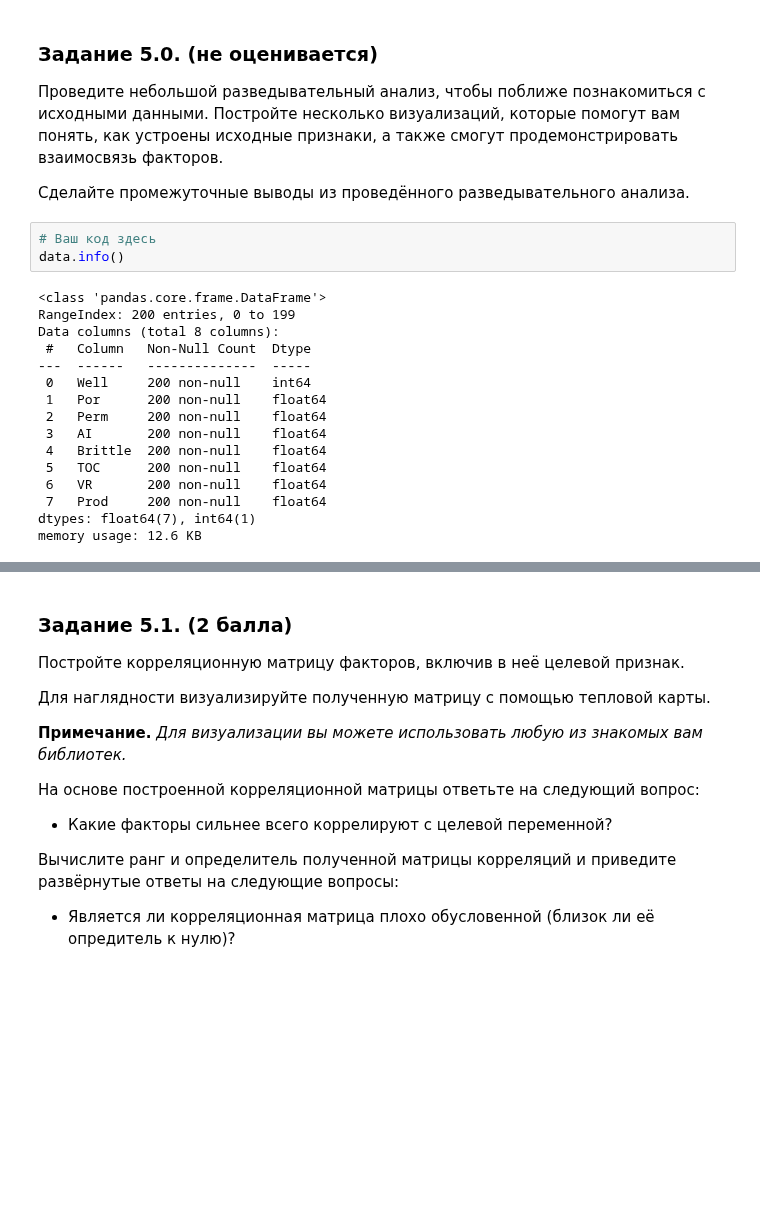
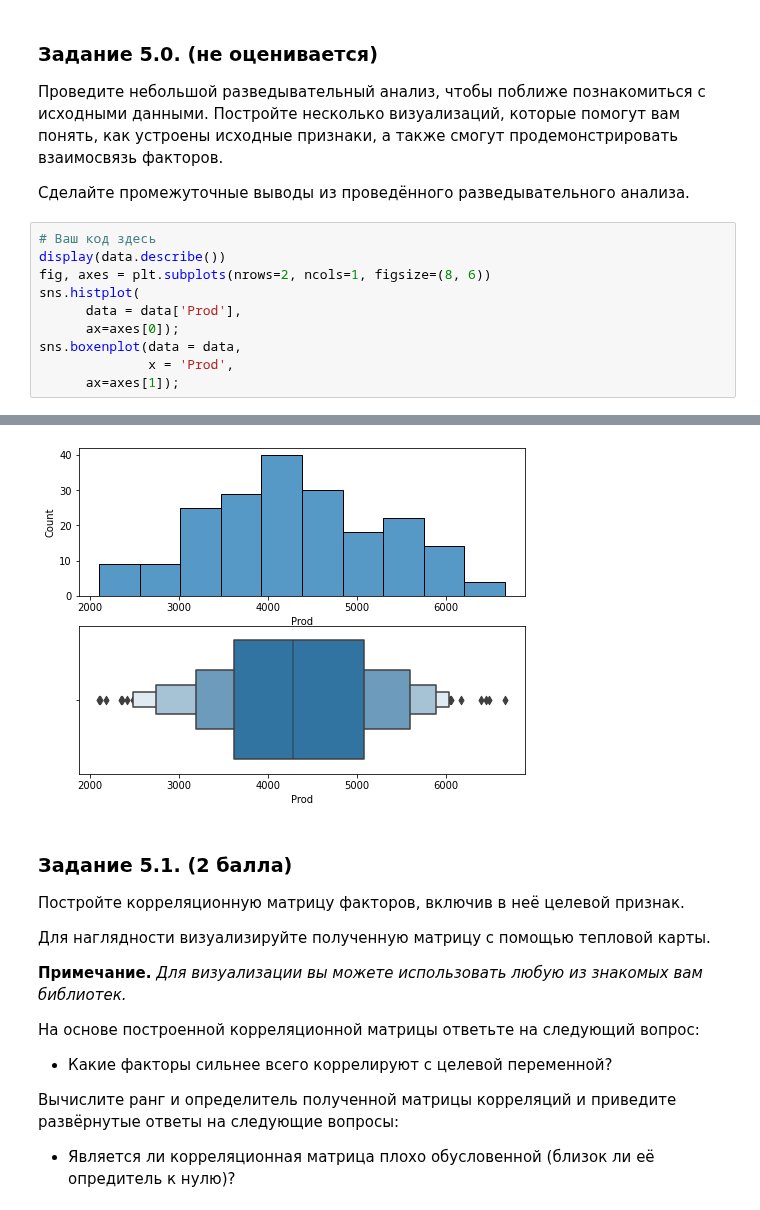
Before and after one commit to d3enjan/sf_data_science, a Jupyter notebook: skillfactory/MATH&ML-2. Линейная алгебра в контексте линейных методов. Часть II/MATH-ML-2. Практика. Ноутбук-шаблон.ipynb, the cells around one changed output, grey strips where cells are left out. Drawn from its saved outputs; the diff is of its cells as text; blank space fills up the shorter version.

```diff
--- a/skillfactory/MATH&ML-2. Линейная алгебра в контексте линейных методов. Часть II/MATH-ML-2. Практика. Ноутбук-шаблон.ipynb
+++ b/skillfactory/MATH&ML-2. Линейная алгебра в контексте линейных методов. Часть II/MATH-ML-2. Практика. Ноутбук-шаблон.ipynb
@@ -63,20 +63,12 @@ data.head()
 Сделайте промежуточные выводы из проведённого разведывательного анализа.
 # %%
 # Ваш код здесь
-data.info()
+display(data.describe())
+fig, axes = plt.subplots(nrows=2, ncols=1, figsize=(8, 6))
+sns.histplot(
+      data = data['Prod'],
+      ax=axes[0]);
+sns.boxenplot(data = data,
+              x = 'Prod',
+      ax=axes[1]);
 # %% [output]
-<class 'pandas.core.frame.DataFrame'>
-RangeIndex: 200 entries, 0 to 199
-Data columns (total 8 columns):
- #   Column   Non-Null Count  Dtype
----  ------   --------------  -----
- 0   Well     200 non-null    int64
- 1   Por      200 non-null    float64
- 2   Perm     200 non-null    float64
- 3   AI       200 non-null    float64
- 4   Brittle  200 non-null    float64
- 5   TOC      200 non-null    float64
- 6   VR       200 non-null    float64
- 7   Prod     200 non-null    float64
-dtypes: float64(7), int64(1)
-memory usage: 12.6 KB
@@ -83,3 +84,4 @@ memory usage: 12.6 KB
+[figure, added]
 # %% [markdown]
 ### Задание 5.1. (2 балла)
 
```
Also changed, not shown: parts of 25 cells of this notebook, 1 other file.
